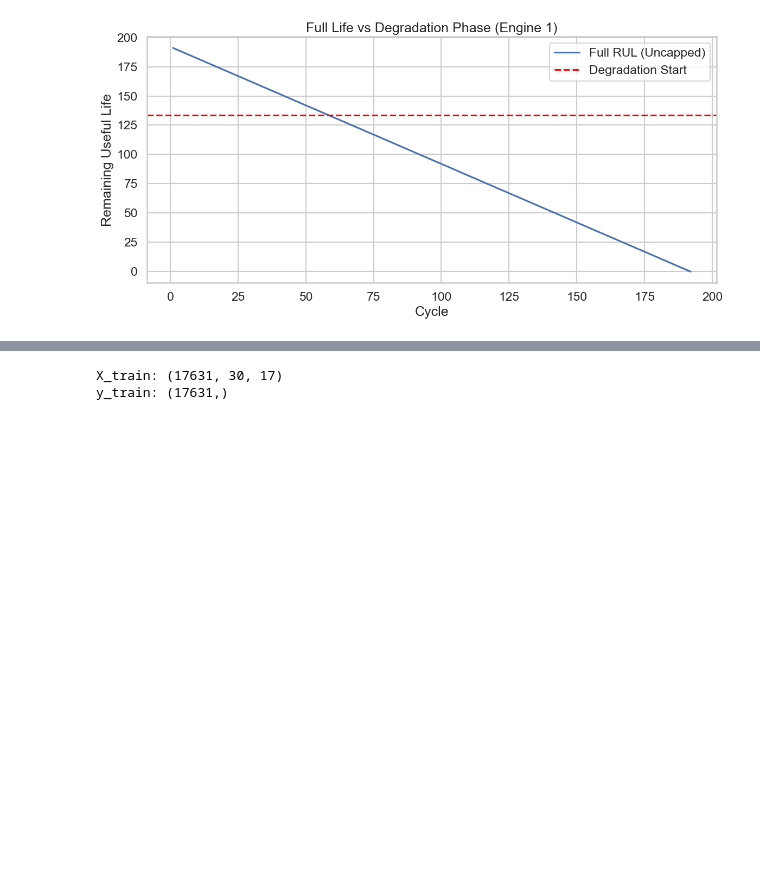
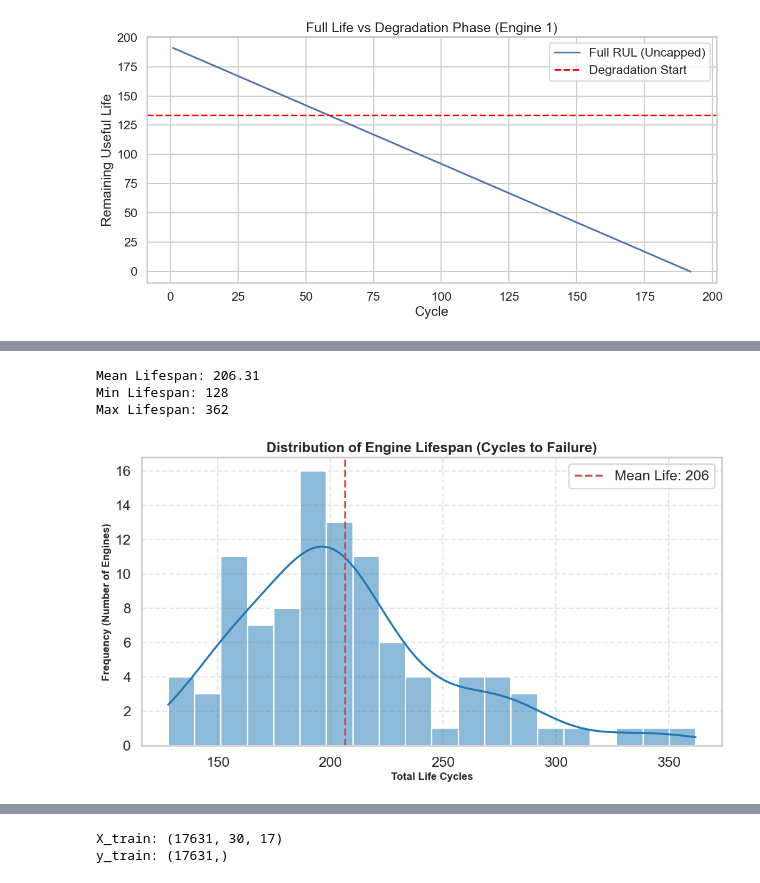
Before and after one commit to Hacknova49/Team-ID-25KTJAI-S353398-AI-Hackathon-, a Jupyter notebook: test1.ipynb, the cells around one changed output, grey strips where cells are left out. Cells and saved outputs as stored; diff of their text form; code cells hidden in the pictures; blank space fills up the shorter version.

```diff
--- a/test1.ipynb
+++ b/test1.ipynb
@@ -277,0 +283,27 @@ Index(['engine_id', 'cycle', 'op_setting_1', 'op_setting_2', 'op_setting_3',
+# %%
+# Base model
+# Lifespan Statistics
+engine_lifespan = train_df.groupby('engine_id')['cycle'].max()
+
+print("Mean Lifespan:", engine_lifespan.mean())
+print("Min Lifespan:", engine_lifespan.min())
+print("Max Lifespan:", engine_lifespan.max())
+# %% [output]
+Mean Lifespan: 206.31
+Min Lifespan: 128
+Max Lifespan: 362
+# %%
+# Lifespan Distribution
+
+# Histogram (Distribution)
+plt.figure(figsize=(12, 6))
+sns.histplot(engine_lifespan, kde=True, color='#1f77b4', bins=20)
+plt.title('Distribution of Engine Lifespan (Cycles to Failure)', fontweight='bold', size=16)
+plt.xlabel('Total Life Cycles', fontweight='bold', size=12)
+plt.ylabel('Frequency (Number of Engines)', fontweight='bold', size=12)
+plt.grid(True, linestyle='--', alpha=0.5)
+plt.axvline(engine_lifespan.mean(), color='r', linestyle='--', label=f'Mean Life: {int(engine_lifespan.mean())}')
+plt.legend()
+plt.show()
+# %% [output]
+[figure, added]
```
Also changed, not shown: parts of 8 cells of this notebook.
